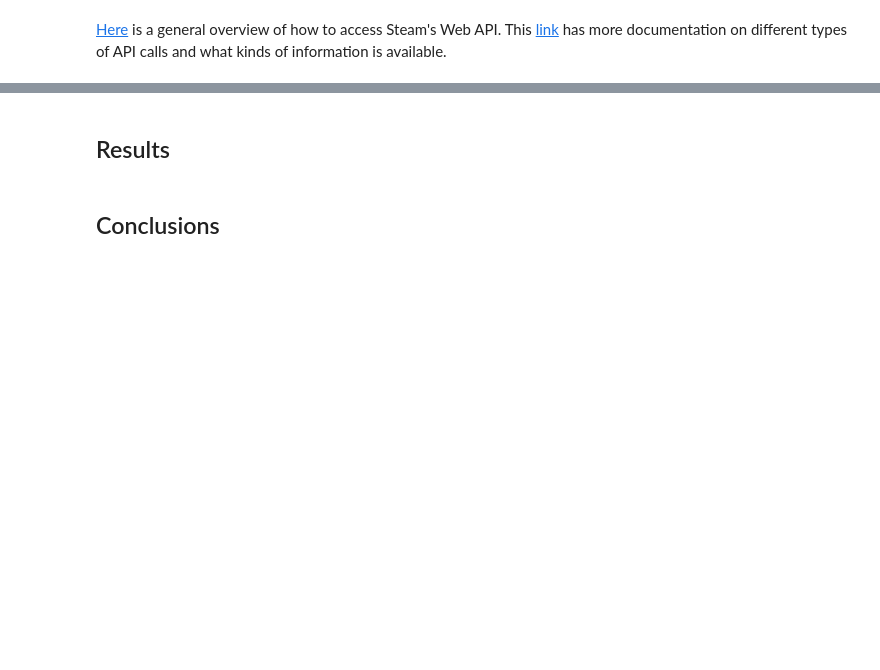
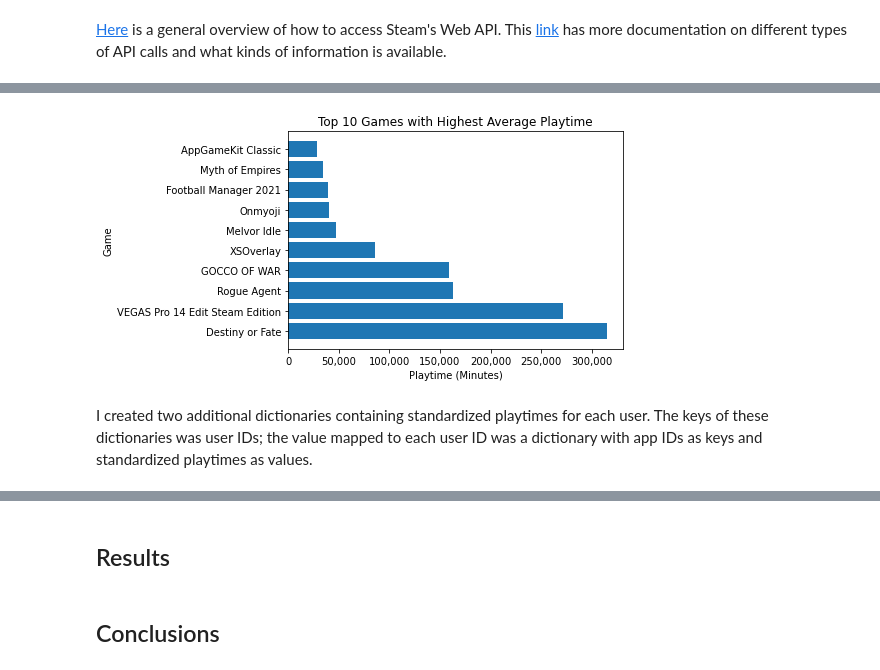
Before and after one commit to yuhkulele/Steam-Recommendations, a Jupyter notebook: notebook.ipynb, the cells around one changed output, grey strips where cells are left out. Saved outputs shown, nothing was run; the diff lists cells and outputs as text; code cells hidden in the pictures; blank space fills up the shorter version.

```diff
--- a/notebook.ipynb
+++ b/notebook.ipynb
@@ -1528,0 +1892,4 @@ def content_recommender(game, content_matrix, df):
+# %%
+sorted_means = sorted(mean_dict.items(), key=operator.itemgetter(1), reverse=True)
+top_10_means = sorted_means[:10]
+top_10_means
@@ -1528,0 +1923,18 @@ def content_recommender(game, content_matrix, df):
+# %%
+fig, ax = plt.subplots()
+
+x = [games_dict[game[0]]['name'] for game in top_10_means]
+y = [game[1] for game in top_10_means]
+
+ax.barh(x, y)
+
+#format x-axis to improve readability
+ax.get_xaxis().set_major_formatter(matplotlib.ticker.FuncFormatter(
+                                   lambda x, p : format(int(x), ',')))
+ax.set_xlabel('Playtime (Minutes)')
+ax.set_ylabel('Game')
+ax.set_title('Top 10 Games with Highest Average Playtime');
+# %% [output]
+[figure, added]
+# %% [markdown]
+I created two additional dictionaries containing standardized playtimes for each user. The keys of these dictionaries was user IDs; the value mapped to each user ID was a dictionary with app IDs as keys and standardized playtimes as values.
```
Also changed, not shown: parts of 98 cells of this notebook, 3 other files.
